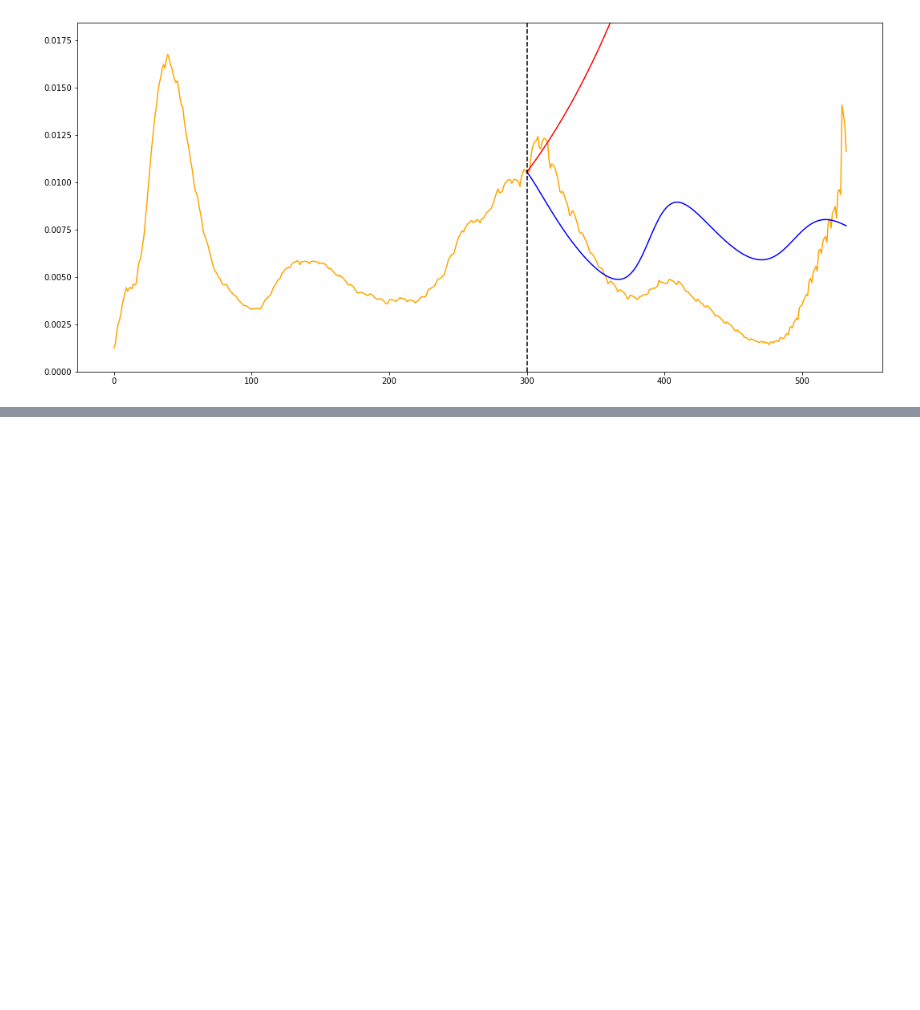
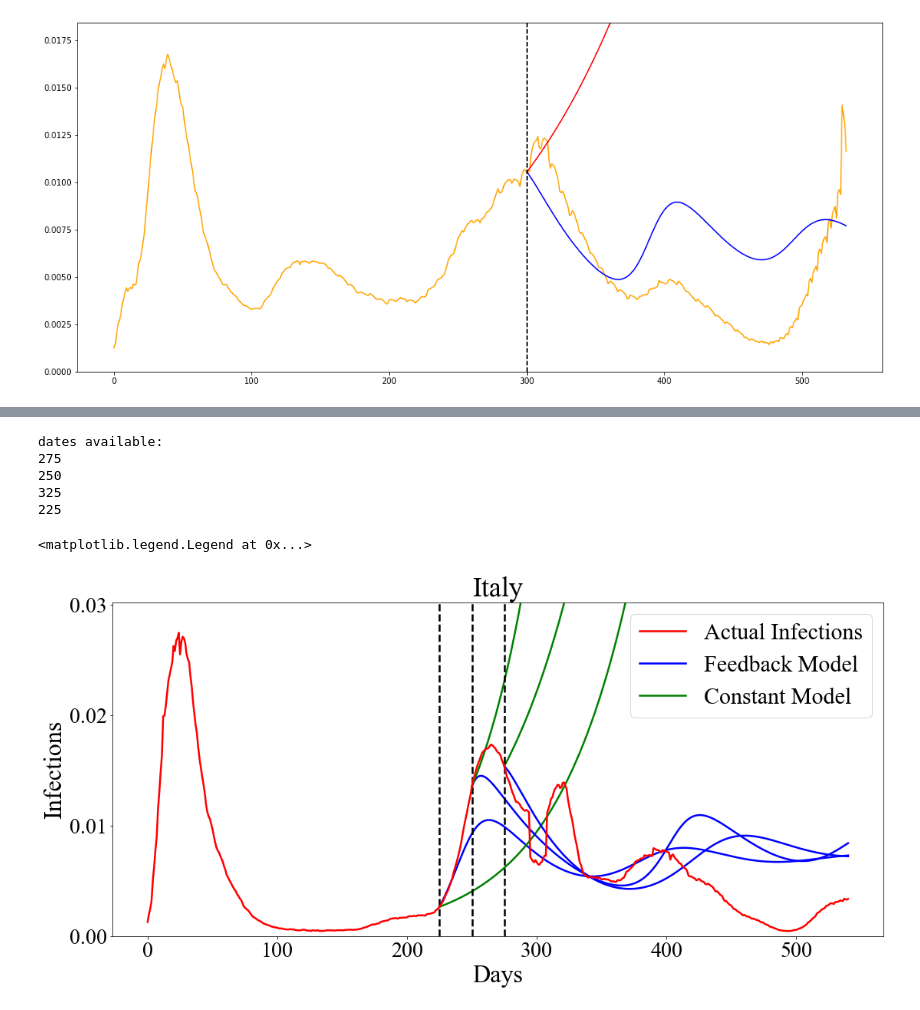
Before and after one commit to holiday-pettijohn/COVID-Tracking-Biola-Summer, a Jupyter notebook: Code/Feedback Paper Code/Simulation Figure.ipynb, the cells around one changed output, grey strips where cells are left out. Cells and saved outputs as stored; diff of their text form; code cells hidden in the pictures; blank space fills up the shorter version.

```diff
--- a/Code/Feedback Paper Code/Simulation Figure.ipynb
+++ b/Code/Feedback Paper Code/Simulation Figure.ipynb
@@ -13,3 +16,15 @@ import Models.process as process
+# %%
+import csv
+def loadDictionaryFromFitFile(fileName):
+    inputFile = open(fileName, 'r')
+    rd = csv.reader(inputFile, delimiter=',') #reader
+
+    fitDict = {}
+    for row in rd:
+        fitDict[row[0]] = list(map(float, row[1:]))
+
+    inputFile.close()
+    return fitDict
 # %%
 #load our model fits
 import csv
@@ -146,0 +244,62 @@ ax.axvline(x=startSim, color="black", linestyle='--')
+# %%
+fitFileName = "..\\..\\Data\\AIRD fits\\ItalySimFits.csv"
+fitConstFileName = "..\\..\\Data\\AIRD fits\\ItalySimFitsConst.csv"
+italyFits = loadDictionaryFromFitFile(fitFileName)
+italyConstFits = loadDictionaryFromFitFile(fitConstFileName)
+
+dates, I, R, D, V = owid.LoadCountryNormal("Italy")
+consts = [len(I), I[0], max(I)]
+
+print("Dates available: ")
+for simDateStr in italyFits:
+    print(simDateStr)
+
+simDateList = ["225", "250", "275"]
+
+fig, ax = plt.subplots(figsize=(18,8))
+
+import matplotlib.lines
+plt.rcParams['font.family'] = "Times New Roman"
+
+for simDateStr in simDateList:
+    params = italyFits[simDateStr]
+    paramsConst = italyConstFits[simDateStr]
+    simDate = int(simDateStr)
+
+    xSeries = np.arange(0,len(I),1)
+
+    simA, simI = gdm.simFunc(params, consts, giveA=True)
+    params[0] = simA[simDate]
+    params[1] = I[simDate]
+    paramsConst[0] = I[simDate]
+
+    ax.plot(xSeries[simDate:], gdm.simFunc(params,consts)[:-simDate], color="blue", linewidth=2.5)
+    ax.plot(xSeries[simDate:], gdm.simFuncConst(paramsConst,consts)[:-simDate], color="green", linewidth=2.5)
+
+    ax.axvline(x=simDate, color="black", linestyle="dashed", linewidth=2.5)
+
+
+ax.plot(xSeries, I, color="red", label="Actual Infections", linewidth=2.5)
+ax.set_ylim([0, 1.1*max(I)])
+
+ax.set_yticks([0, .01, .02, .03]) #manually set y ticks
+
+ax.set_ylabel("Infections", fontsize=32)
+ax.set_xlabel("Days", fontsize=32)
+ax.set_title("Italy", fontsize=36)
+ax.tick_params(axis='x', labelsize=28)
+ax.tick_params(axis='y', labelsize=28)
+
+ax.plot([0],[1], color="blue", linewidth=2.5, label="Feedback Model") #to show up in the legend
+ax.plot([0],[1], color="green", linewidth=2.5, label="Constant Model") #to show up in the legend
+ax.legend(fontsize=30)
+
+#plt.savefig("Figures/ItalySimulations.jpeg", bbox_inches = 'tight')
+# %% [output]
+dates available:
+275
+250
+325
+225
+<matplotlib.legend.Legend at 0x...>
+[figure, added]
```
Also changed, not shown: parts of 9 cells of this notebook, 11 other files.
